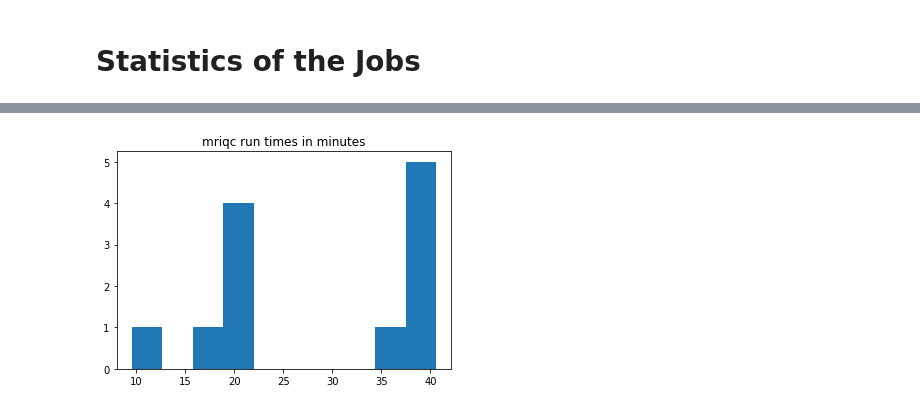
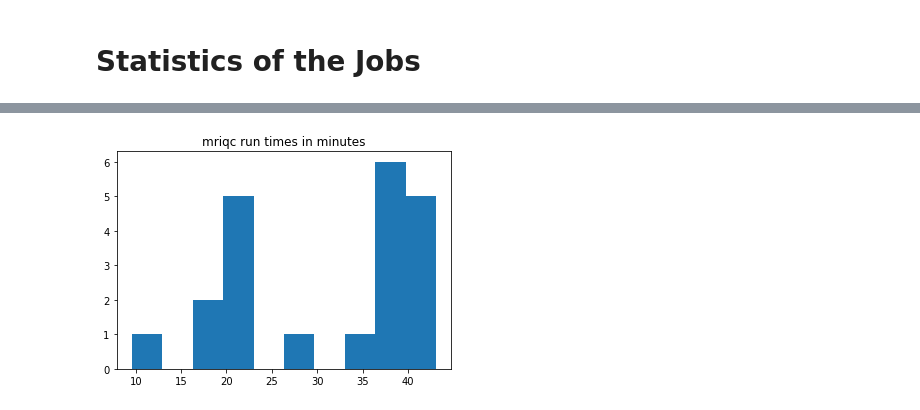
Before and after one commit to flywheel-apps/flywheel-tutorials, a Jupyter notebook: python/job-monitoring-admin-ver.ipynb, the cells around one changed output, grey strips where cells are left out. Saved outputs shown, nothing was run; the diff lists cells and outputs as text; code cells hidden in the pictures.

```diff
--- a/python/job-monitoring-admin-ver.ipynb
+++ b/python/job-monitoring-admin-ver.ipynb
@@ -156,0 +188,3 @@ pprint.pprint(filtered_jobs)
+# %%
+for job in fw.jobs.find(f'gear_info.name={GEAR_NAME}, state={JOB_STATUS}, created>{CREATED_BY}', limit= 1000):
+    print(job.id)
@@ -156,0 +208,10 @@ pprint.pprint(filtered_jobs)
+# %%
+for j in tqdm(fw.jobs.find(f'status={JOB_STATUS}, limit={MAX_SAMPLE_SIZE}')):
+    job = fw.get_job(j.id)
+    time_delta = job.transitions.complete - job.transitions.running
+    run_times.append(time_delta.total_seconds()/60)
+
+if plot:
+    plt.hist(run_times)
+    plt.title("{} run times in minutes".format(gear_name))
+    plt.show()
@@ -157,20 +220,19 @@ pprint.pprint(filtered_jobs)
 # %%
-# GET RUN TIMES + PLOT
 gear_name = 'mriqc'
-created_post = '2020-01-30'
+created_post = '2019-10-30'
 sample_size_max = 1000
 plot = True
 
 run_times = list()
 
 for j in tqdm(fw.jobs.find('gear_info.name={},state=complete,created>{}'.format(gear_name, created_post), limit=sample_size_max)):
     job = fw.get_job(j.id)
     time_delta = job.transitions.complete - job.transitions.running
     run_times.append(time_delta.total_seconds()/60)
 
 if plot:
     plt.hist(run_times)
     plt.title("{} run times in minutes".format(gear_name))
     plt.show()
 # %% [output]
-[figure, old version]
+[figure, new version]
```
Also changed, not shown: parts of 12 cells of this notebook.
